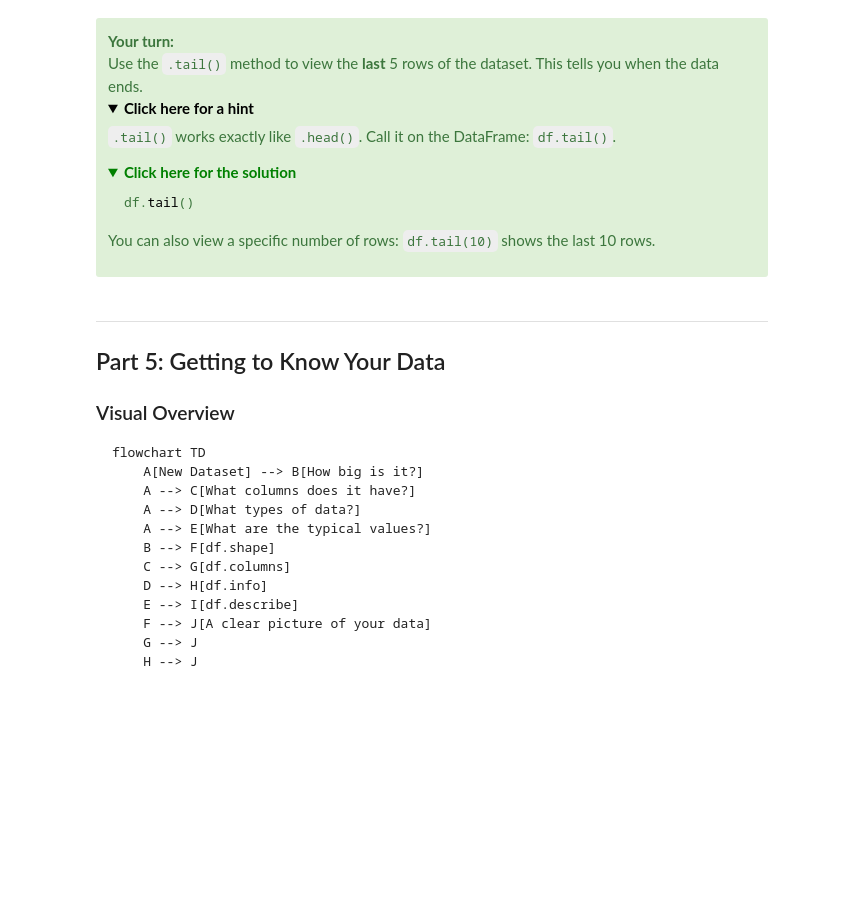
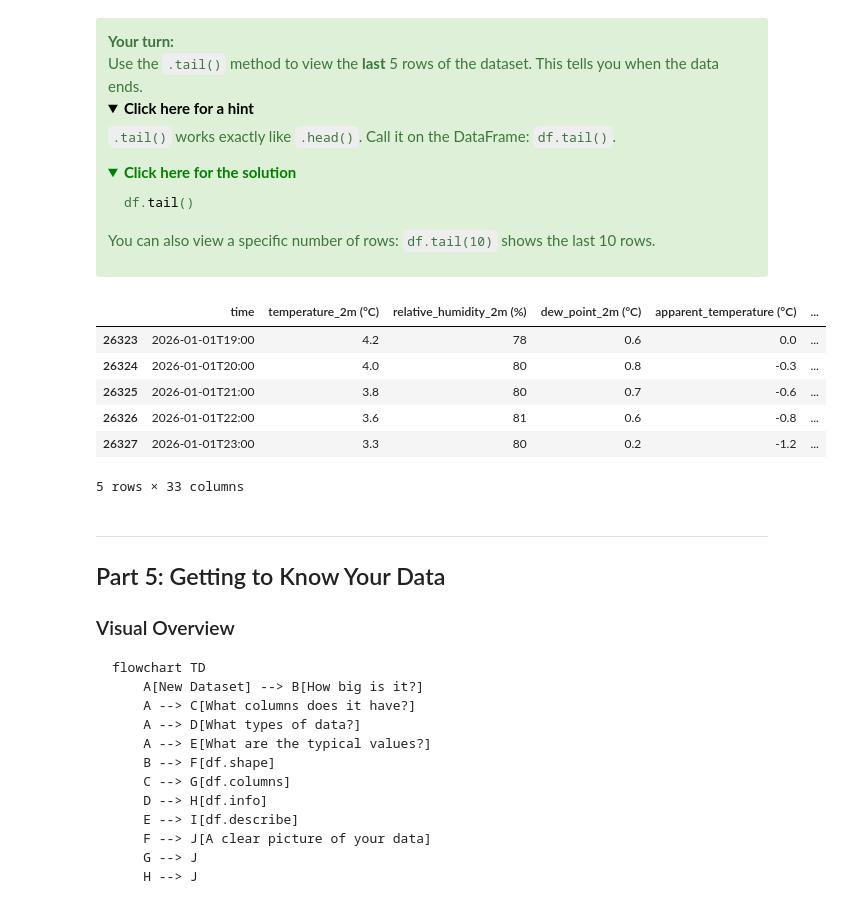
Before and after one commit to Yusuphchoudhury/DT401-Module-Resources, a Jupyter notebook: Week 1/DT401_Week1_Section1.ipynb, the cells around one changed output. Saved outputs shown, nothing was run; the diff lists cells and outputs as text; code cells hidden in the pictures; folded sections open; blank space fills up the shorter version.

```diff
--- a/Week 1/DT401_Week1_Section1.ipynb
+++ b/Week 1/DT401_Week1_Section1.ipynb
@@ -534,6 +544,15 @@ You can also view a specific number of rows: <code>df.tail(10)</code> shows the
 </div>
 # %%
 # Your code here
+df.tail()
+# %% [output]
+|  | time | temperature_2m (°C) | relative_humidity_2m (%) | dew_point_2m (°C) | apparent_temperature (°C) | ... |
+| 26323 | 2026-01-01T19:00 | 4.2 | 78 | 0.6 | 0.0 | ... |
+| 26324 | 2026-01-01T20:00 | 4.0 | 80 | 0.8 | -0.3 | ... |
+| 26325 | 2026-01-01T21:00 | 3.8 | 80 | 0.7 | -0.6 | ... |
+| 26326 | 2026-01-01T22:00 | 3.6 | 81 | 0.6 | -0.8 | ... |
+| 26327 | 2026-01-01T23:00 | 3.3 | 80 | 0.2 | -1.2 | ... |
+5 rows × 33 columns
 # %% [markdown]
 ---
 
```
Also changed, not shown: parts of 8 cells of this notebook, 6 other files.
